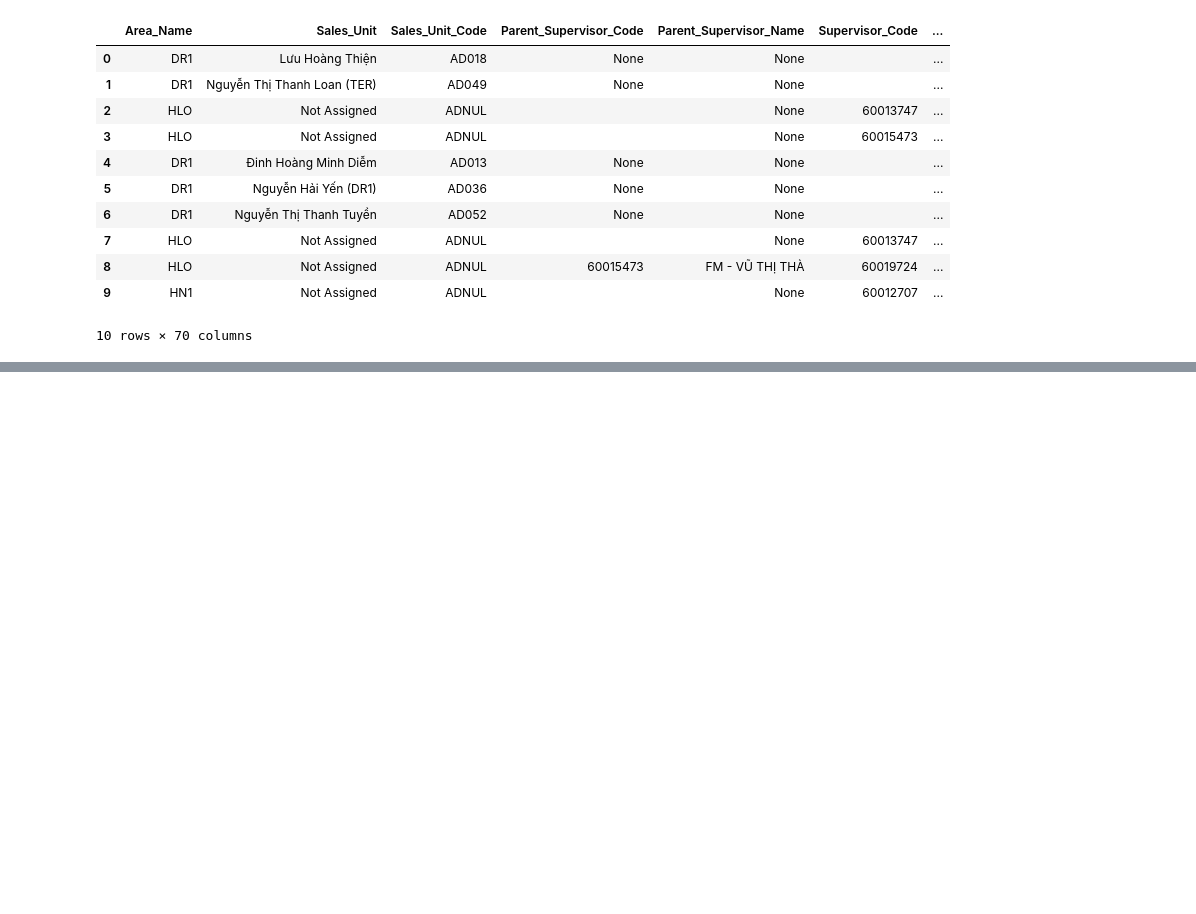
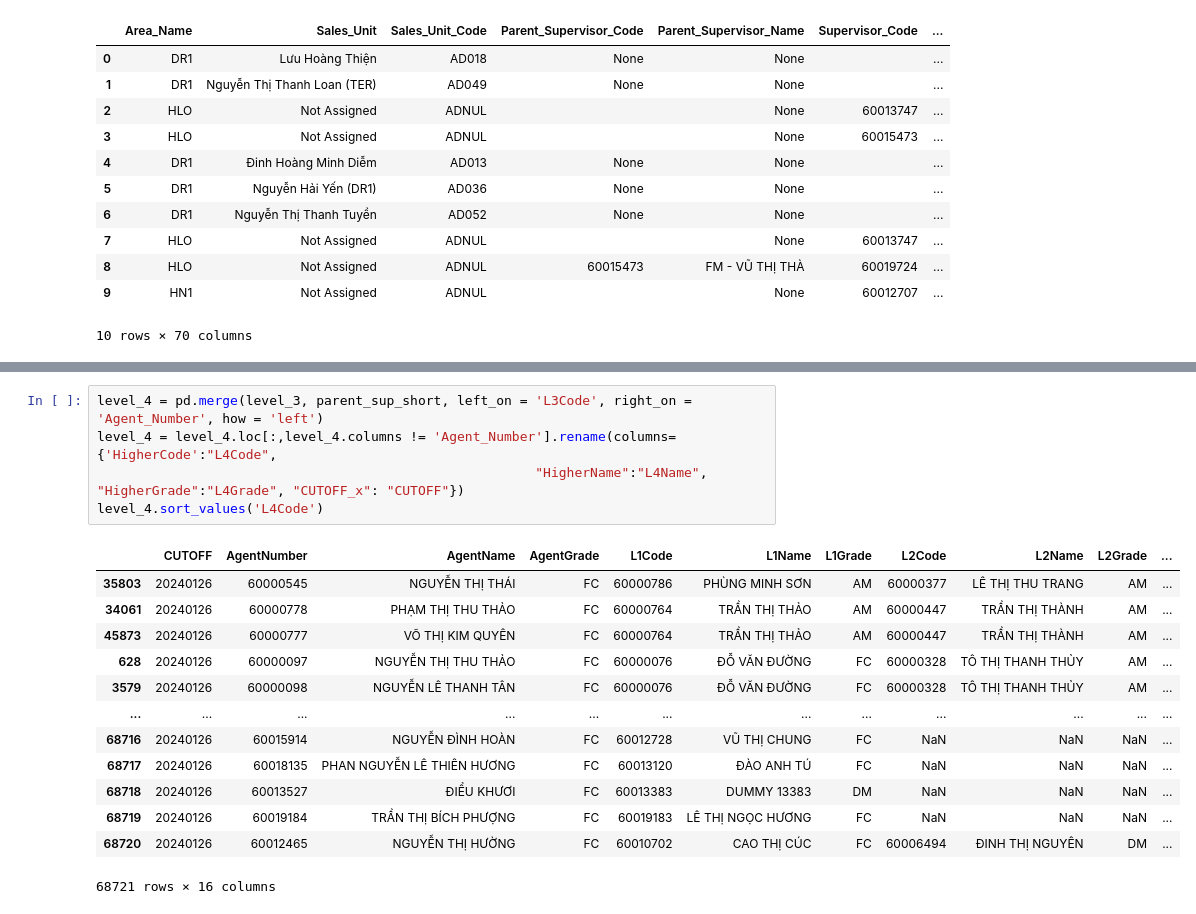
Before and after one commit to michaelmarytan81194/PythonProject, a Jupyter notebook: 4. Tools/AgentStructure.ipynb, the cells around one changed output, grey strips where cells are left out. Drawn from its saved outputs; the diff is of its cells as text; blank space fills up the shorter version.

```diff
--- a/4. Tools/AgentStructure.ipynb
+++ b/4. Tools/AgentStructure.ipynb
@@ -69,0 +173,19 @@ parent_sup
+# %%
+level_4 = pd.merge(level_3, parent_sup_short, left_on = 'L3Code', right_on = 'Agent_Number', how = 'left')
+level_4 = level_4.loc[:,level_4.columns != 'Agent_Number'].rename(columns={'HigherCode':"L4Code",
+                                                        "HigherName":"L4Name", "HigherGrade":"L4Grade", "CUTOFF_x": "CUTOFF"})
+level_4.sort_values('L4Code')
+# %% [output]
+|  | CUTOFF | AgentNumber | AgentName | AgentGrade | L1Code | L1Name | L1Grade | L2Code | L2Name | L2Grade | ... |
+| 35803 | 20240126 | 60000545 | NGUYỄN THỊ THÁI | FC | 60000786 | PHÙNG MINH SƠN | AM | 60000377 | LÊ THỊ THU TRANG | AM | ... |
+| 34061 | 20240126 | 60000778 | PHẠM THỊ THU THẢO | FC | 60000764 | TRẦN THỊ THẢO | AM | 60000447 | TRẦN THỊ THÀNH | AM | ... |
+| 45873 | 20240126 | 60000777 | VÕ THỊ KIM QUYÊN | FC | 60000764 | TRẦN THỊ THẢO | AM | 60000447 | TRẦN THỊ THÀNH | AM | ... |
+| 628 | 20240126 | 60000097 | NGUYỄN THỊ THU THẢO | FC | 60000076 | ĐỖ VĂN ĐƯỜNG | FC | 60000328 | TÔ THỊ THANH THỦY | AM | ... |
+| 3579 | 20240126 | 60000098 | NGUYỄN LÊ THANH TÂN | FC | 60000076 | ĐỖ VĂN ĐƯỜNG | FC | 60000328 | TÔ THỊ THANH THỦY | AM | ... |
+| ... | ... | ... | ... | ... | ... | ... | ... | ... | ... | ... | ... |
+| 68716 | 20240126 | 60015914 | NGUYỄN ĐÌNH HOÀN | FC | 60012728 | VŨ THỊ CHUNG | FC | NaN | NaN | NaN | ... |
+| 68717 | 20240126 | 60018135 | PHAN NGUYỄN LÊ THIÊN HƯƠNG | FC | 60013120 | ĐÀO ANH TÚ | FC | NaN | NaN | NaN | ... |
+| 68718 | 20240126 | 60013527 | ĐIỂU KHƯƠI | FC | 60013383 | DUMMY 13383 | DM | NaN | NaN | NaN | ... |
+| 68719 | 20240126 | 60019184 | TRẦN THỊ BÍCH PHƯỢNG | FC | 60019183 | LÊ THỊ NGỌC HƯƠNG | FC | NaN | NaN | NaN | ... |
+| 68720 | 20240126 | 60012465 | NGUYỄN THỊ HƯỜNG | FC | 60010702 | CAO THỊ CÚC | FC | 60006494 | ĐINH THỊ NGUYÊN | DM | ... |
+68721 rows × 16 columns
```
Also changed, not shown: parts of 21 cells of this notebook, 5 other files.
